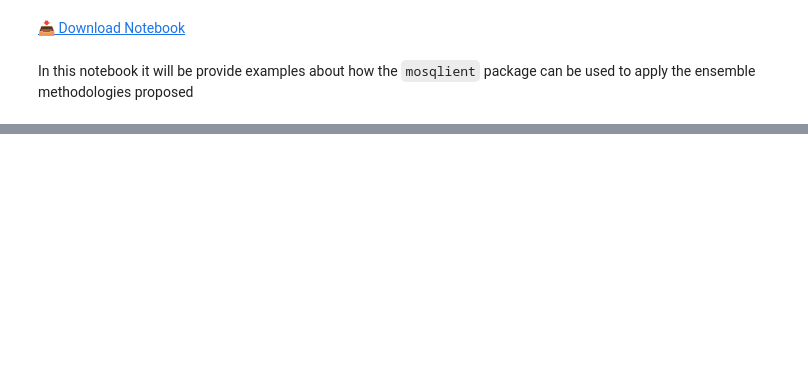
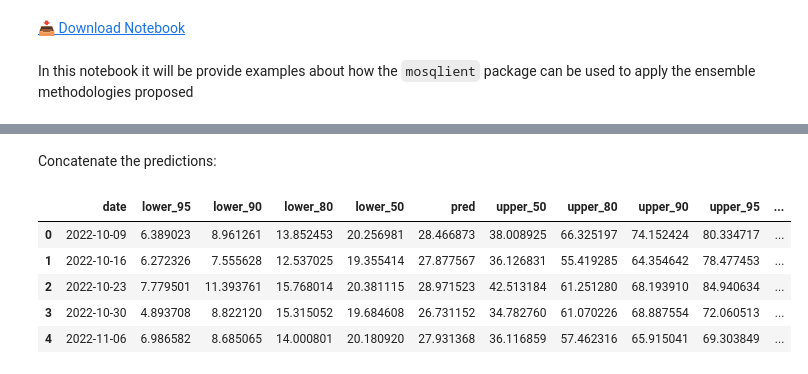
Before and after one commit to Mosqlimate-project/mosqlimate-client, a Jupyter notebook: docs/tutorials/ensemble.ipynb, the cells around one changed output, grey strips where cells are left out. Cells and saved outputs as stored; diff of their text form; code cells hidden in the pictures; blank space fills up the shorter version.

```diff
--- a/docs/tutorials/ensemble.ipynb
+++ b/docs/tutorials/ensemble.ipynb
@@ -340,0 +132,39 @@ df_ensembles.head()
+# %%
+ens_log = EnsembleDistPool(
+        df = df_end,
+        order_models= [1,2, 3],
+        mixture = "log",
+        dist = "log_normal")
+
+ens_lin = EnsembleDistPool(
+        df = df_end,
+        order_models= [1,2,3],
+        mixture = "linear",
+        dist = "log_normal")
+
+equal_w = np.array([1/3, 1/3, 1/3])
+
+df_ens_equal_log = ens_log.apply_ensemble(weights = equal_w)
+
+df_ens_equal_lin = ens_lin.apply_ensemble(weights = equal_w)
+
+df_v = ensemble_vincentization(df_end)
+# %% [markdown]
+Concatenate the predictions:
+# %%
+dfs = [df1, df2, df3, df_ens_equal_lin, df_ens_equal_log, df_v]
+names = ['Model 1', 'Model 2', 'Model 3', 'Ens equal lin', 'Ens equal log', 'Vincentization']
+
+df_preds = pd.concat(
+    [df.assign(model_id=name) for df, name in zip(dfs, names)],
+    ignore_index=True
+)
+
+df_preds.head()
+# %% [output]
+|  | date | lower_95 | lower_90 | lower_80 | lower_50 | pred | upper_50 | upper_80 | upper_90 | upper_95 | ... |
+| 0 | 2022-10-09 | 6.389023 | 8.961261 | 13.852453 | 20.256981 | 28.466873 | 38.008925 | 66.325197 | 74.152424 | 80.334717 | ... |
+| 1 | 2022-10-16 | 6.272326 | 7.555628 | 12.537025 | 19.355414 | 27.877567 | 36.126831 | 55.419285 | 64.354642 | 78.477453 | ... |
+| 2 | 2022-10-23 | 7.779501 | 11.393761 | 15.768014 | 20.381115 | 28.971523 | 42.513184 | 61.251280 | 68.193910 | 84.940634 | ... |
+| 3 | 2022-10-30 | 4.893708 | 8.822120 | 15.315052 | 19.684608 | 26.731152 | 34.782760 | 61.070226 | 68.887554 | 72.060513 | ... |
+| 4 | 2022-11-06 | 6.986582 | 8.685065 | 14.000801 | 20.180920 | 27.931368 | 36.116859 | 57.462316 | 65.915041 | 69.303849 | ... |
```
Also changed, not shown: parts of 64 cells of this notebook, 8 other files.
